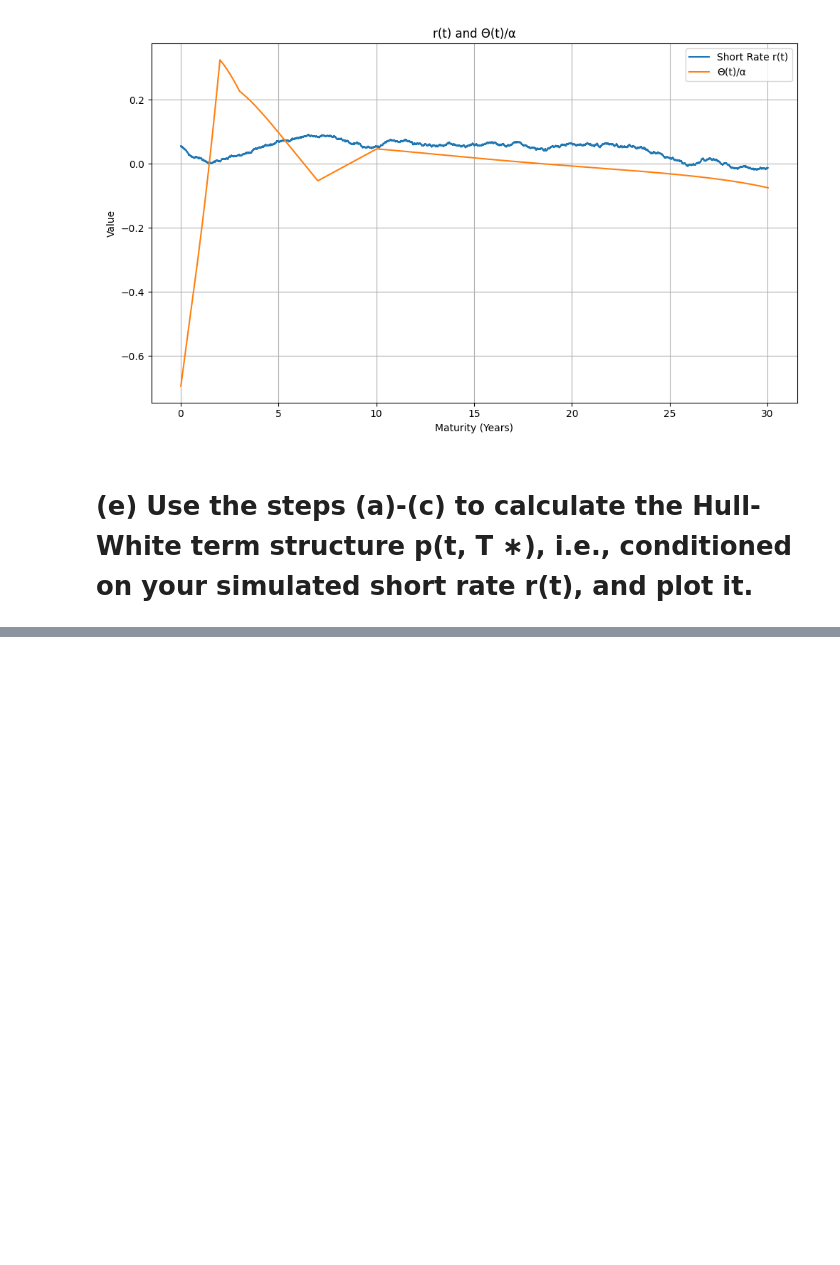
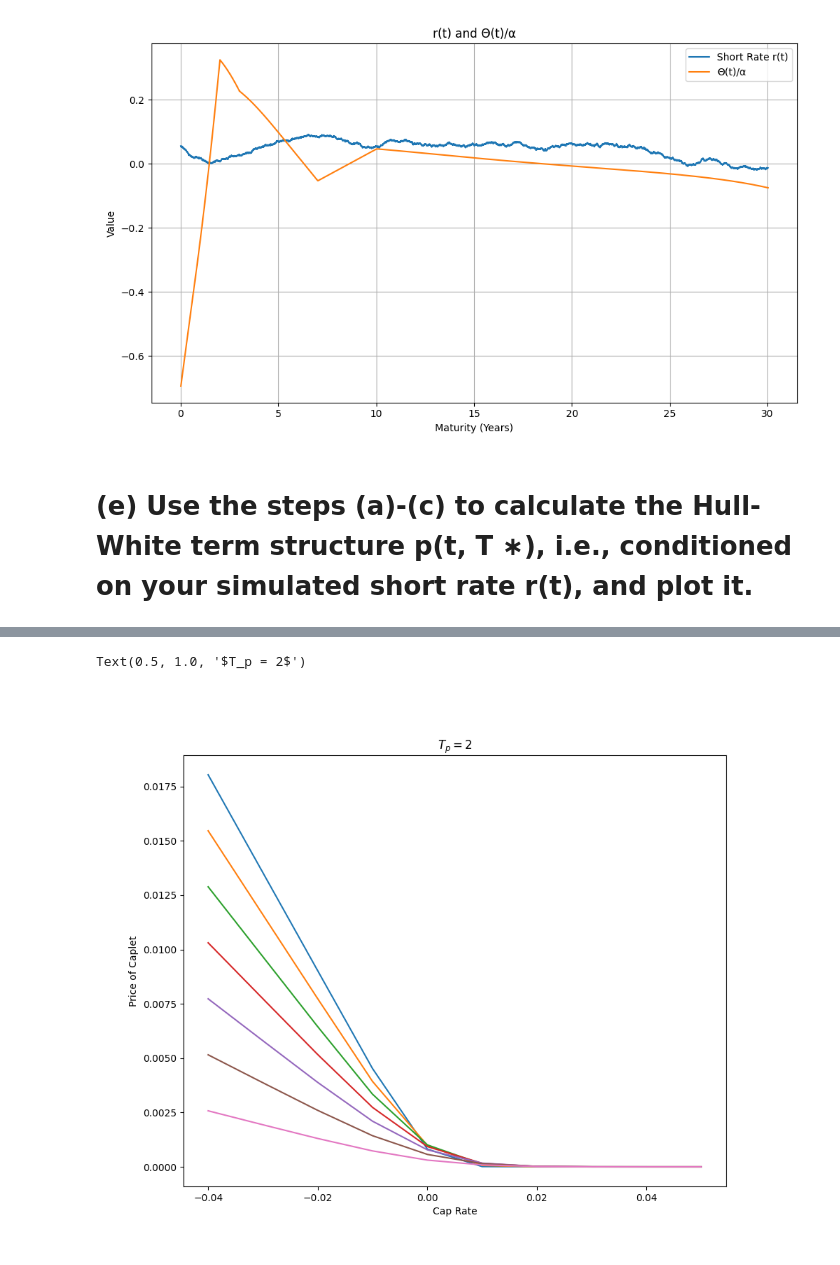
Before and after one commit to pangjunrong/KTH-Hull-White-Calibration, a Jupyter notebook: Project2.ipynb, the cells around one changed output, grey strips where cells are left out. Saved outputs shown, nothing was run; the diff lists cells and outputs as text; code cells hidden in the pictures; blank space fills up the shorter version.

```diff
--- a/Project2.ipynb
+++ b/Project2.ipynb
@@ -160,0 +166,47 @@ plt.show()
+# %%
+def price_zcb_using_rates(t, T):
+        dt = df_ycs['Maturity'].diff()
+
+        mean_p_t_T = np.exp(- r_values.sum(axis = 0) * dt).mean()
+        std_p_t_T = np.exp(- r_values.sum(axis = 0) * dt).std()
+
+        return mean_p_t_T, std_p_t_T
+
+def price_zbp(Tf, Tp, K):
+        var = sigma**2 / (2*alpha**3) * (1- np.exp(-2*alpha * Tf)) * (1 - np.exp(-alpha * (Tp - Tf)) )**2
+
+        p0Tf, _  = price_zcb_using_rates(0, Tf)
+        p0Tp, _  = price_zcb_using_rates(0, Tp)
+
+
+        dplus =  (np.log(K*p0Tf/p0Tp) + 1/2*var) / np.sqrt(var)
+        dminus = (np.log(K*p0Tf/p0Tp) - 1/2*var) / np.sqrt(var)
+
+        return K * p0Tp * scipy.stats.norm.cdf(dplus) - p0Tp * scipy.stats.norm.cdf(dminus)
+
+def price_caplet(Tf, Tp, K):
+        delta = (Tp - Tf)
+
+        return (1+K*delta) * price_zbp(Tf, Tp, 1/(1+ K * delta))
+# %%
+fig, ax = plt.subplots(1,1, figsize = (10,8))
+
+R = np.linspace(-.04, 0.05, 10)
+
+Tf = 1
+Tp = 2
+
+Tfs = [0.25, 0.5, 0.75, 1, 1.25, 1.5, 1.75, 2]
+prices = [([price_caplet(Tf, Tp, r) for r in R], Tf) for Tf in Tfs]
+
+
+for price, tf in prices:
+
+    ax.plot(R, price, label = tf)
+
+ax.set_xlabel("Cap Rate")
+ax.set_ylabel("Price of Caplet")
+ax.set_title(r"$T_p = 2$")
+# %% [output]
+Text(0.5, 1.0, '$T_p = 2$')
+[figure, added]
```
Also changed, not shown: parts of 3 cells of this notebook.
